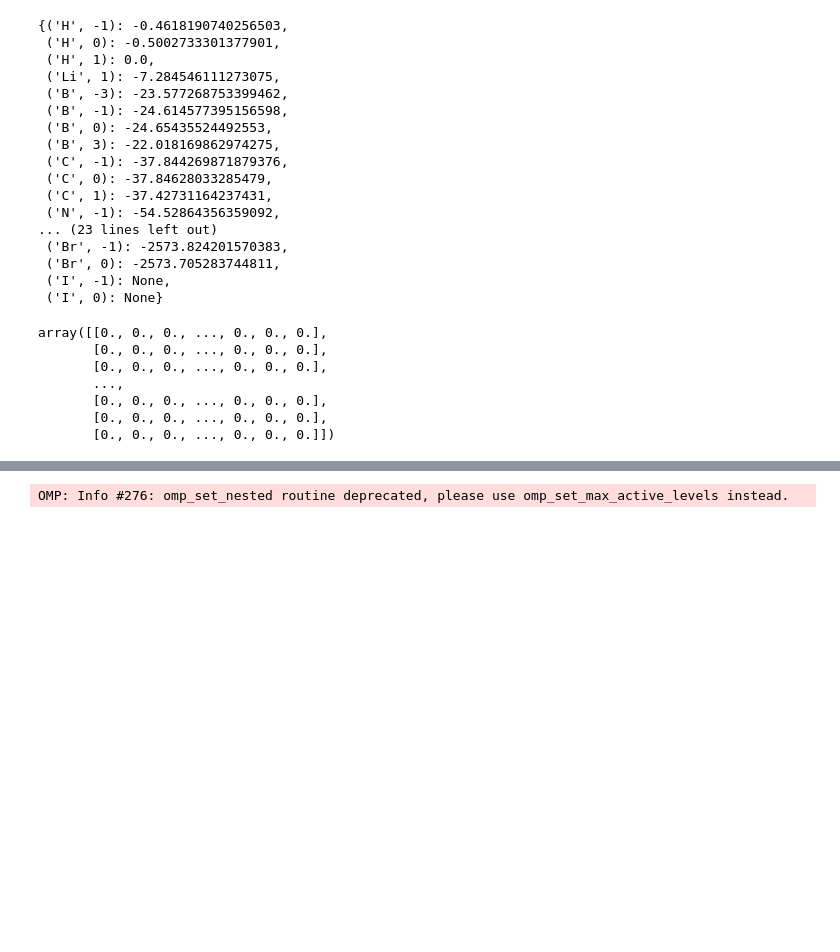
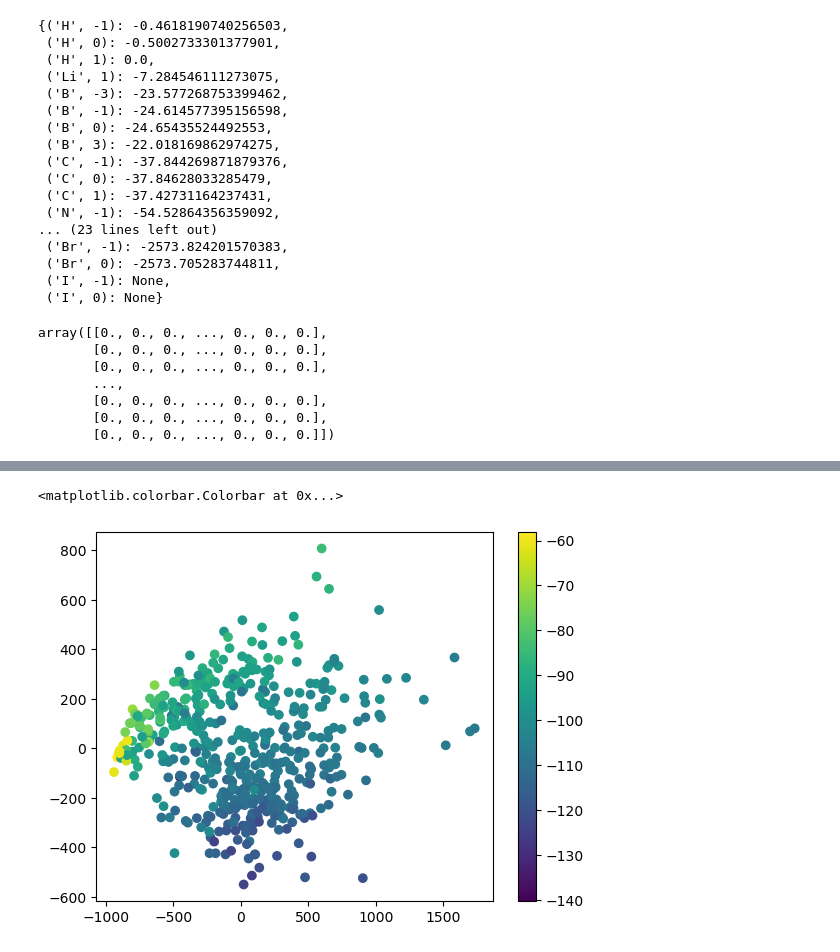
Before and after one commit to valence-labs/openQDC, a Jupyter notebook: docs/tutorials/usage.ipynb, the cells around one changed output, grey strips where cells are left out. Drawn from its saved outputs; the diff is of its cells as text; code cells hidden in the pictures; blank space fills up the shorter version.

```diff
--- a/docs/tutorials/usage.ipynb
+++ b/docs/tutorials/usage.ipynb
@@ -7,4 +8,7 @@ If you don't have the dataset downloaded it will be downloaded automatically and
 # %%
 from openqdc.datasets import Spice
-ds = Spice()
+ds = Spice(
+    energy_unit="kcal/mol",
+    distance_unit="ang",
+)
 # %% [output]
@@ -51,0 +96,4 @@ Atoms(symbols='C8NH18', pbc=False, initial_charges=...)
+# %%
+for i in ds.as_iter():
+    print(i)
+    break
@@ -51,0 +118,4 @@ Atoms(symbols='C8NH18', pbc=False, initial_charges=...)
+# %%
+for i in ds.as_iter(atoms=True):
+    print(i)
+    break
@@ -92,14 +166,15 @@ array([[0., 0., 0., ..., 0., 0., 0.],
 # %%
 import matplotlib.pyplot as plt
-import umap.umap_ as umap
-datum = ds.chemical_space(n_samples=100, progress=False)
-reducer = umap.UMAP()
+from sklearn.decomposition import PCA
+datum = ds.soap_descriptors(n_samples=500, progress=True)
+reducer = PCA()
 embedding = reducer.fit_transform(datum["soap"])
-# %% [output]
-OMP: Info #276: omp_set_nested routine deprecated, please use omp_set_max_active_levels instead.
 # %%
 plt.scatter(
     embedding[:, 0],
     embedding[:, 1],
-    c=[ds[i] for i in datum["indices"]])
+    c=[(ds[i].energies - ds[i]["e0"].sum() )/ ds.data["n_atoms"][i] for i in datum["idxs"]])
 plt.colorbar()
+# %% [output]
+<matplotlib.colorbar.Colorbar at 0x...>
+[figure, added]
```
Also changed, not shown: parts of 15 cells of this notebook, 2 other files.
